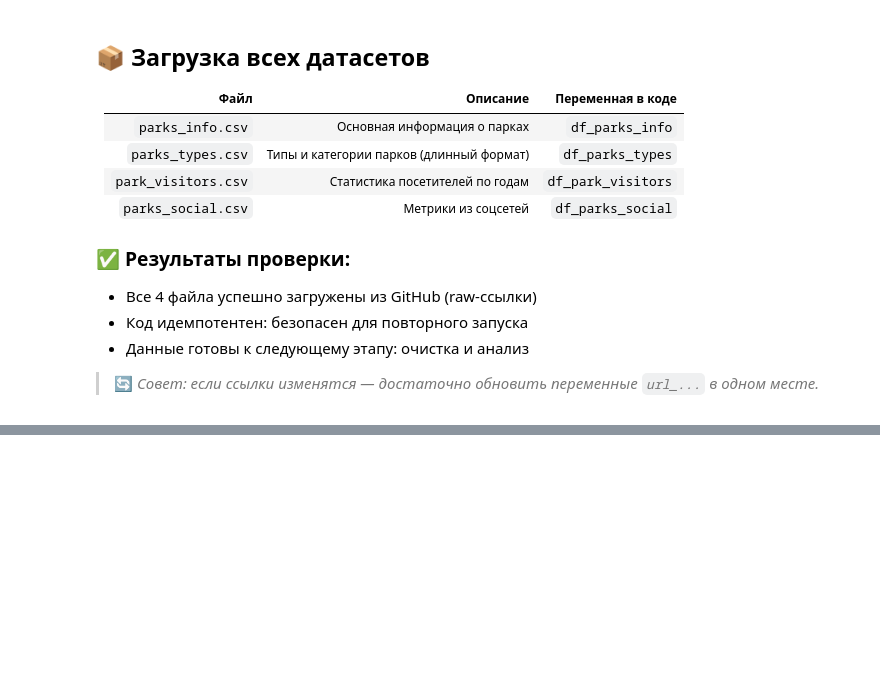
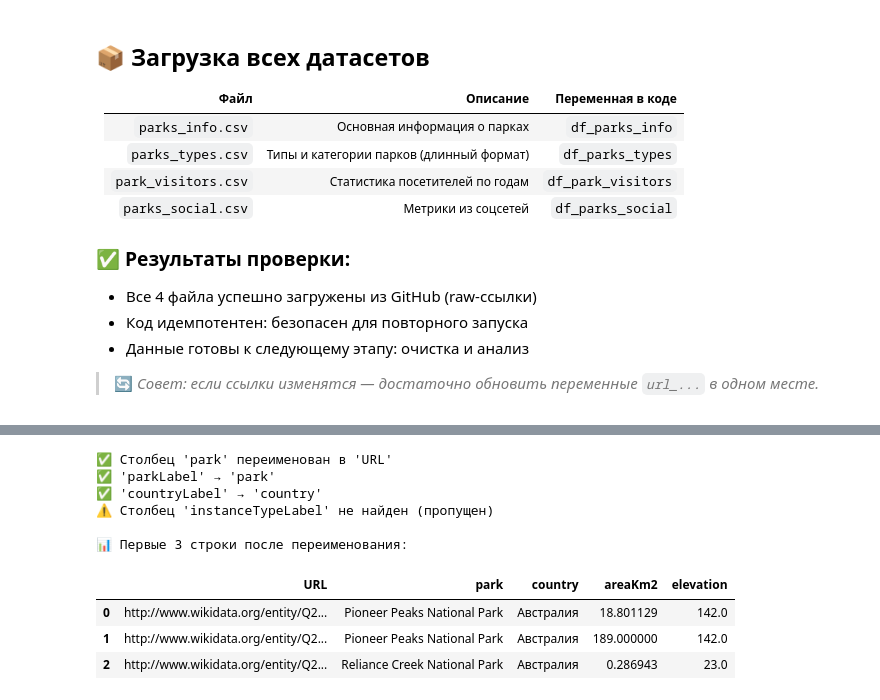
Before and after one commit to ksyushik31/python-ai-Puhlenko-Ksenia, a Jupyter notebook: "Week2_Data_Analysis_Puhlenko_Ksenia".ipynb, the cells around one changed output, grey strips where cells are left out. Cells and saved outputs as stored; diff of their text form; code cells hidden in the pictures; blank space fills up the shorter version.

```diff
--- a/"Week2_Data_Analysis_Puhlenko_Ksenia".ipynb
+++ b/"Week2_Data_Analysis_Puhlenko_Ksenia".ipynb
@@ -121,0 +138,43 @@ display(df_parks_social.head(3))
+# %%
+# ================================
+# 📝 ПЕРЕИМЕНОВАНИЕ СТОЛБЦОВ: df_parks_info
+# ================================
+
+# Проверяем, есть ли столбец 'park' перед переименованием
+# Это защита от ошибок: если столбца нет, код не сломается
+if 'park' in df_parks_info.columns:
+    df_parks_info = df_parks_info.rename(columns={'park': 'URL'})
+    print("✅ Столбец 'park' переименован в 'URL'")
+else:
+    print("⚠️ Столбец 'park' не найден в df_parks_info")
+
+# Переименовываем столбцы с суффиксом 'Label'
+# Создаём словарь для переименования: старое имя → новое имя
+label_columns = {
+    'parkLabel': 'park',
+    'countryLabel': 'country',
+    'instanceTypeLabel': 'instanceType'
+}
+
+# Проходим по каждому столбцу и переименовываем только существующие
+for old_name, new_name in label_columns.items():
+    if old_name in df_parks_info.columns:
+        df_parks_info = df_parks_info.rename(columns={old_name: new_name})
+        print(f"✅ '{old_name}' → '{new_name}'")
+    else:
+        print(f"⚠️ Столбец '{old_name}' не найден (пропущен)")
+
+# Показываем первые 3 строки после переименования
+print("\n📊 Первые 3 строки после переименования:")
+display(df_parks_info[['URL', 'park', 'country', 'areaKm2', 'elevation']].head(3))
+# %% [output]
+✅ Столбец 'park' переименован в 'URL'
+✅ 'parkLabel' → 'park'
+✅ 'countryLabel' → 'country'
+⚠️ Столбец 'instanceTypeLabel' не найден (пропущен)
+
+📊 Первые 3 строки после переименования:
+|  | URL | park | country | areaKm2 | elevation |
+| 0 | http://www.wikidata.org/entity/Q2... | Pioneer Peaks National Park | Австралия | 18.801129 | 142.0 |
+| 1 | http://www.wikidata.org/entity/Q2... | Pioneer Peaks National Park | Австралия | 189.000000 | 142.0 |
+| 2 | http://www.wikidata.org/entity/Q2... | Reliance Creek National Park | Австралия | 0.286943 | 23.0 |
```
Also changed, not shown: parts of 54 cells of this notebook.
